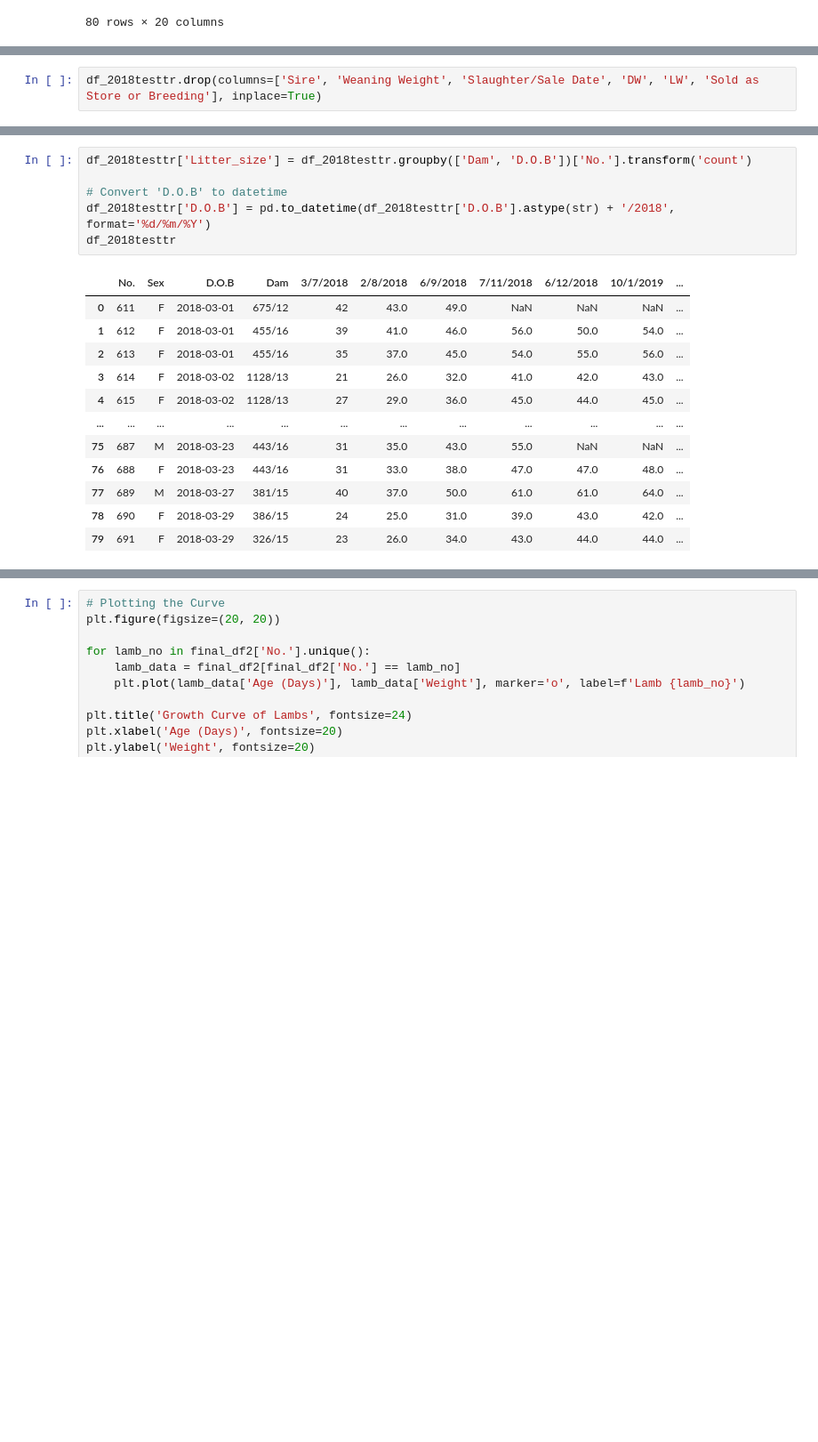
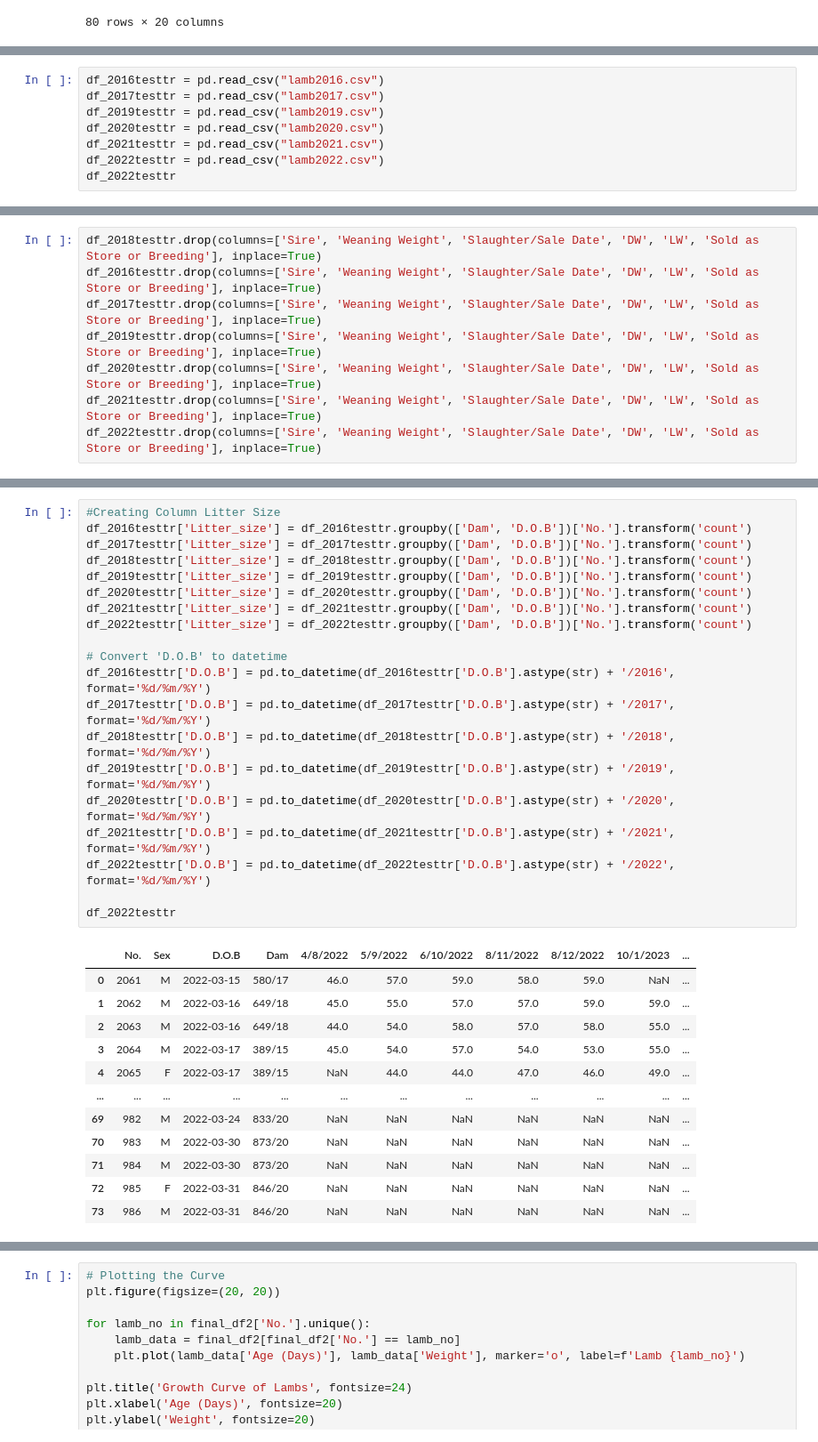
Before and after one commit to Shri-991987/Dissertation_Longitudinal_Analysis_Of_Farm_Animal_Development, a Jupyter notebook: Dissertation_Update.ipynb, the cells around one changed output, grey strips where cells are left out. Shown at 89% size. Drawn from its saved outputs; the diff is of its cells as text; blank space fills up the shorter version.

```diff
--- a/Dissertation_Update.ipynb
+++ b/Dissertation_Update.ipynb
@@ -72,0 +61,8 @@ df_2018testtr
+# %%
+df_2016testtr = pd.read_csv("lamb2016.csv")
+df_2017testtr = pd.read_csv("lamb2017.csv")
+df_2019testtr = pd.read_csv("lamb2019.csv")
+df_2020testtr = pd.read_csv("lamb2020.csv")
+df_2021testtr = pd.read_csv("lamb2021.csv")
+df_2022testtr = pd.read_csv("lamb2022.csv")
+df_2022testtr
@@ -75,2 +85,8 @@ df_2018testtr
 # %%
 df_2018testtr.drop(columns=['Sire', 'Weaning Weight', 'Slaughter/Sale Date', 'DW', 'LW', 'Sold as Store or Breeding'], inplace=True)
+df_2016testtr.drop(columns=['Sire', 'Weaning Weight', 'Slaughter/Sale Date', 'DW', 'LW', 'Sold as Store or Breeding'], inplace=True)
+df_2017testtr.drop(columns=['Sire', 'Weaning Weight', 'Slaughter/Sale Date', 'DW', 'LW', 'Sold as Store or Breeding'], inplace=True)
+df_2019testtr.drop(columns=['Sire', 'Weaning Weight', 'Slaughter/Sale Date', 'DW', 'LW', 'Sold as Store or Breeding'], inplace=True)
+df_2020testtr.drop(columns=['Sire', 'Weaning Weight', 'Slaughter/Sale Date', 'DW', 'LW', 'Sold as Store or Breeding'], inplace=True)
+df_2021testtr.drop(columns=['Sire', 'Weaning Weight', 'Slaughter/Sale Date', 'DW', 'LW', 'Sold as Store or Breeding'], inplace=True)
+df_2022testtr.drop(columns=['Sire', 'Weaning Weight', 'Slaughter/Sale Date', 'DW', 'LW', 'Sold as Store or Breeding'], inplace=True)
@@ -93,19 +113,33 @@ df_2018testtr
 # %%
+#Creating Column Litter Size
+df_2016testtr['Litter_size'] = df_2016testtr.groupby(['Dam', 'D.O.B'])['No.'].transform('count')
+df_2017testtr['Litter_size'] = df_2017testtr.groupby(['Dam', 'D.O.B'])['No.'].transform('count')
 df_2018testtr['Litter_size'] = df_2018testtr.groupby(['Dam', 'D.O.B'])['No.'].transform('count')
+df_2019testtr['Litter_size'] = df_2019testtr.groupby(['Dam', 'D.O.B'])['No.'].transform('count')
+df_2020testtr['Litter_size'] = df_2020testtr.groupby(['Dam', 'D.O.B'])['No.'].transform('count')
+df_2021testtr['Litter_size'] = df_2021testtr.groupby(['Dam', 'D.O.B'])['No.'].transform('count')
+df_2022testtr['Litter_size'] = df_2022testtr.groupby(['Dam', 'D.O.B'])['No.'].transform('count')
 
 # Convert 'D.O.B' to datetime
+df_2016testtr['D.O.B'] = pd.to_datetime(df_2016testtr['D.O.B'].astype(str) + '/2016', format='%d/%m/%Y')
+df_2017testtr['D.O.B'] = pd.to_datetime(df_2017testtr['D.O.B'].astype(str) + '/2017', format='%d/%m/%Y')
 df_2018testtr['D.O.B'] = pd.to_datetime(df_2018testtr['D.O.B'].astype(str) + '/2018', format='%d/%m/%Y')
-df_2018testtr
+df_2019testtr['D.O.B'] = pd.to_datetime(df_2019testtr['D.O.B'].astype(str) + '/2019', format='%d/%m/%Y')
+df_2020testtr['D.O.B'] = pd.to_datetime(df_2020testtr['D.O.B'].astype(str) + '/2020', format='%d/%m/%Y')
+df_2021testtr['D.O.B'] = pd.to_datetime(df_2021testtr['D.O.B'].astype(str) + '/2021', format='%d/%m/%Y')
+df_2022testtr['D.O.B'] = pd.to_datetime(df_2022testtr['D.O.B'].astype(str) + '/2022', format='%d/%m/%Y')
+
+df_2022testtr
 # %% [output]
-|  | No. | Sex | D.O.B | Dam | 3/7/2018 | 2/8/2018 | 6/9/2018 | 7/11/2018 | 6/12/2018 | 10/1/2019 | ... |
-| 0 | 611 | F | 2018-03-01 | 675/12 | 42 | 43.0 | 49.0 | NaN | NaN | NaN | ... |
-| 1 | 612 | F | 2018-03-01 | 455/16 | 39 | 41.0 | 46.0 | 56.0 | 50.0 | 54.0 | ... |
-| 2 | 613 | F | 2018-03-01 | 455/16 | 35 | 37.0 | 45.0 | 54.0 | 55.0 | 56.0 | ... |
-| 3 | 614 | F | 2018-03-02 | 1128/13 | 21 | 26.0 | 32.0 | 41.0 | 42.0 | 43.0 | ... |
-| 4 | 615 | F | 2018-03-02 | 1128/13 | 27 | 29.0 | 36.0 | 45.0 | 44.0 | 45.0 | ... |
+|  | No. | Sex | D.O.B | Dam | 4/8/2022 | 5/9/2022 | 6/10/2022 | 8/11/2022 | 8/12/2022 | 10/1/2023 | ... |
+| 0 | 2061 | M | 2022-03-15 | 580/17 | 46.0 | 57.0 | 59.0 | 58.0 | 59.0 | NaN | ... |
+| 1 | 2062 | M | 2022-03-16 | 649/18 | 45.0 | 55.0 | 57.0 | 57.0 | 59.0 | 59.0 | ... |
+| 2 | 2063 | M | 2022-03-16 | 649/18 | 44.0 | 54.0 | 58.0 | 57.0 | 58.0 | 55.0 | ... |
+| 3 | 2064 | M | 2022-03-17 | 389/15 | 45.0 | 54.0 | 57.0 | 54.0 | 53.0 | 55.0 | ... |
+| 4 | 2065 | F | 2022-03-17 | 389/15 | NaN | 44.0 | 44.0 | 47.0 | 46.0 | 49.0 | ... |
 | ... | ... | ... | ... | ... | ... | ... | ... | ... | ... | ... | ... |
-| 75 | 687 | M | 2018-03-23 | 443/16 | 31 | 35.0 | 43.0 | 55.0 | NaN | NaN | ... |
-| 76 | 688 | F | 2018-03-23 | 443/16 | 31 | 33.0 | 38.0 | 47.0 | 47.0 | 48.0 | ... |
-| 77 | 689 | M | 2018-03-27 | 381/15 | 40 | 37.0 | 50.0 | 61.0 | 61.0 | 64.0 | ... |
-| 78 | 690 | F | 2018-03-29 | 386/15 | 24 | 25.0 | 31.0 | 39.0 | 43.0 | 42.0 | ... |
-| 79 | 691 | F | 2018-03-29 | 326/15 | 23 | 26.0 | 34.0 | 43.0 | 44.0 | 44.0 | ... |
+| 69 | 982 | M | 2022-03-24 | 833/20 | NaN | NaN | NaN | NaN | NaN | NaN | ... |
+| 70 | 983 | M | 2022-03-30 | 873/20 | NaN | NaN | NaN | NaN | NaN | NaN | ... |
+| 71 | 984 | M | 2022-03-30 | 873/20 | NaN | NaN | NaN | NaN | NaN | NaN | ... |
+| 72 | 985 | F | 2022-03-31 | 846/20 | NaN | NaN | NaN | NaN | NaN | NaN | ... |
+| 73 | 986 | M | 2022-03-31 | 846/20 | NaN | NaN | NaN | NaN | NaN | NaN | ... |
```
Also changed, not shown: parts of 85 cells of this notebook.
